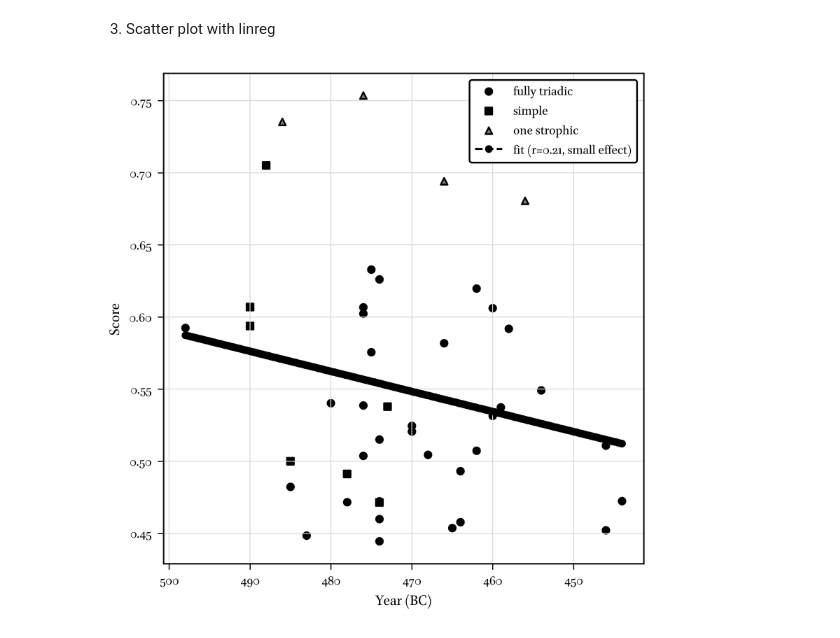
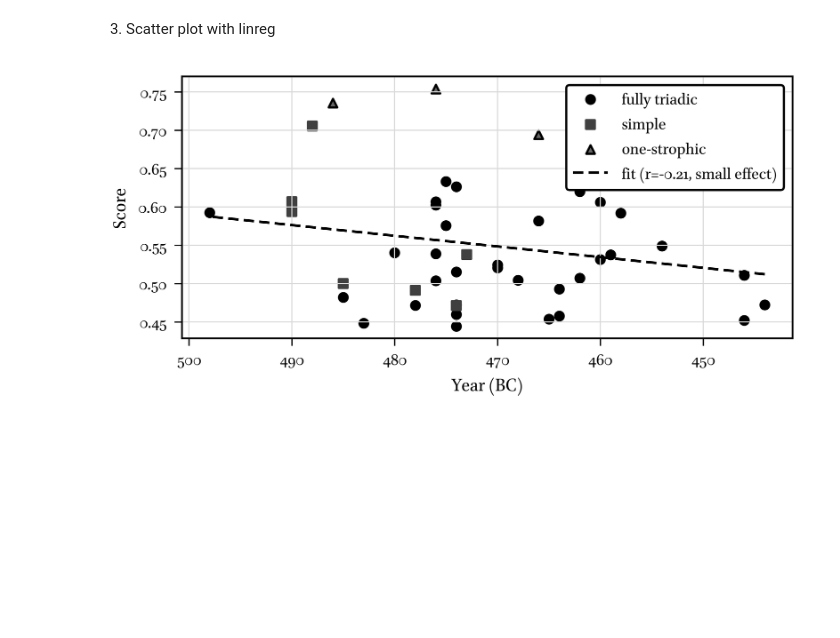
Before and after one commit to Urdatorn/responsio-accentuum, a Jupyter notebook: nb/linreg.ipynb, the cells around one changed output. Drawn from its saved outputs; the diff is of its cells as text; code cells hidden in the pictures; blank space fills up the shorter version.

Commit message:
linreg updates

```diff
--- a/nb/linreg.ipynb
+++ b/nb/linreg.ipynb
@@ -157,7 +159,7 @@ from scipy.stats import linregress
 
 from responsio_accentuum import apply_bw_journal_style, sawilowsky_r_size_rules
 
-apply_bw_journal_style()
+apply_bw_journal_style(shape="landscape")
 
 fig, ax = plt.subplots()
 
@@ -194,54 +196,56 @@ for ode, score in song_scores_one_strophic_float.items():
 ax.scatter(years_tri, scores_tri, marker="o", label="fully triadic")
 ax.scatter(years_simple, scores_simple, marker="s", label="simple")
 
-# CHANGED: grey one-strophic points with black edges
 ax.scatter(
     years_stro,
     scores_stro,
     marker="^",
-    label="one strophic",
-    color="0.5",
+    label="one-strophic",
+    #color="0.5",
     edgecolors="black",
 )
 
 
-# --- regression (global) ---
+# --- regression ---
 all_years = np.array(years_tri + years_simple + years_stro)
 all_scores = np.array(scores_tri + scores_simple + scores_stro)
 
 slope, intercept, r, p, stderr = linregress(all_years, all_scores)
 sawilowsky_convention = sawilowsky_r_size_rules(r)
 
 x_line = np.linspace(min(all_years), max(all_years), 200)
 y_line = slope * x_line + intercept
 
+# CHANGED: explicitly enforce dashed linestyle (tuple form avoids style overrides)
 ax.plot(
     x_line,
     y_line,
-    linestyle="--",
+    linestyle=(0, (4, 2)),
     linewidth=1.2,
-    label=f"fit (r={r:.2f}, {sawilowsky_convention} effect)",
+    label=f"fit (r={-r:.2f}, {sawilowsky_convention} effect)",
 )
 
 
 # --- axes ---
 ax.set_xlabel("Year (BC)")
 ax.set_ylabel("Score")
 ax.invert_xaxis()
 
+ax.set_ylim(top=0.77)
 
-# CHANGED: boxed legend
+
+# --- legend ---
 ax.legend(
     frameon=True,
     facecolor="white",
     edgecolor="black",
     framealpha=1.0,
 )
 
 
 plt.tight_layout()
-plt.savefig(ROOT / "media" / "figures" / "linreg" / "linreg_plot.eps")
-plt.savefig(ROOT / "media" / "figures" / "linreg" / "linreg_plot.svg")
+plt.savefig(ROOT / "media" / "figures" / "linreg" / "linreg_resp_type.eps")
+plt.savefig(ROOT / "media" / "figures" / "linreg" / "linreg_resp_type.svg")
 plt.show()
 # %% [output]
-[figure, old version]
+[figure, new version]
```
Also changed, not shown: parts of 3 cells of this notebook, 8 other files.
